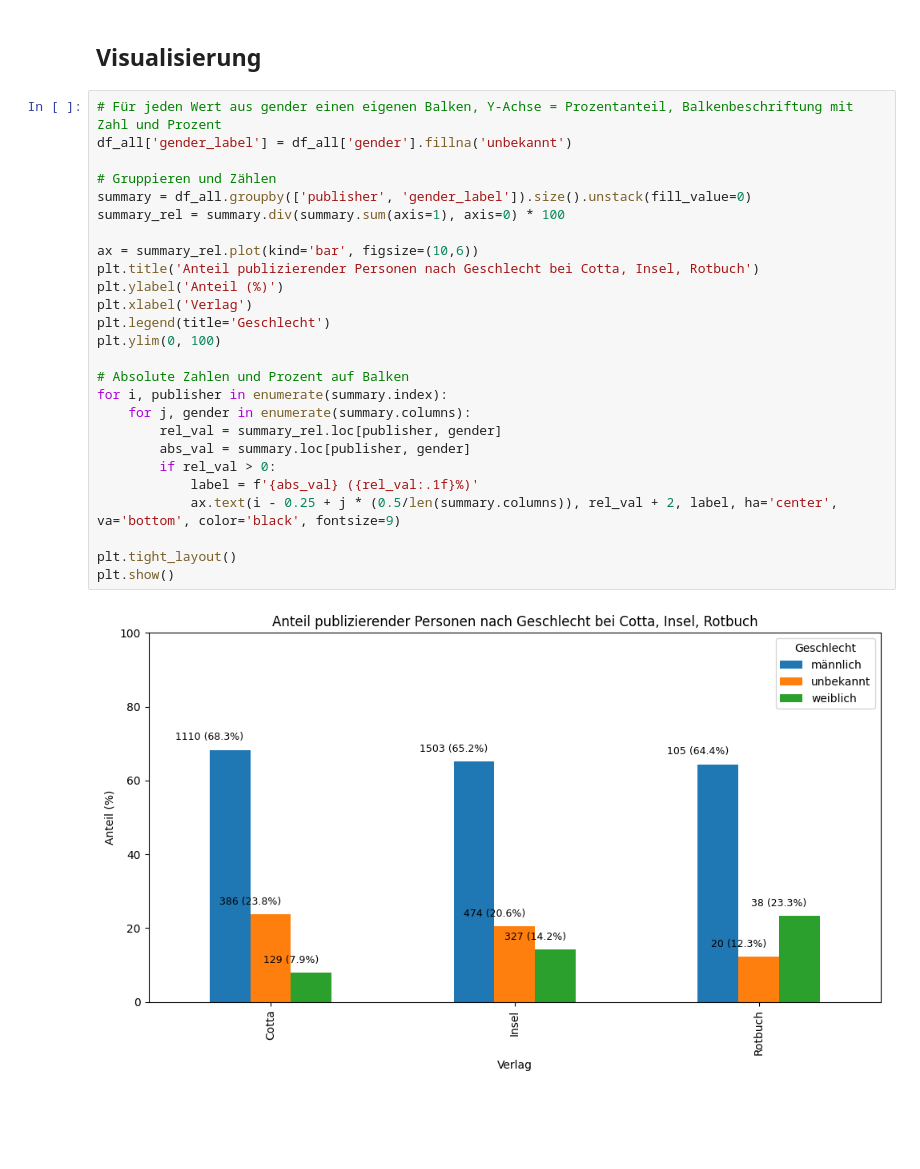
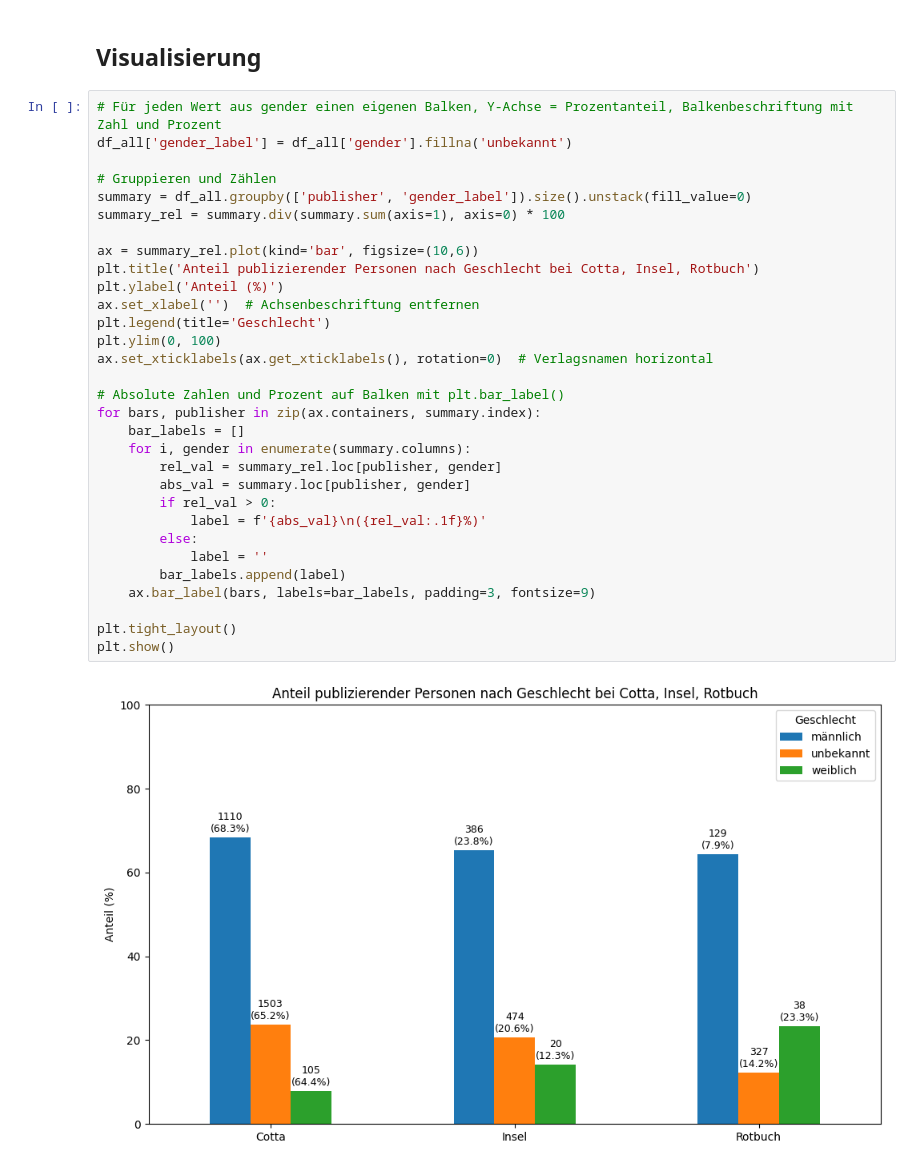
Before and after one commit to felixlohmeier/dla-opac-dataservice-examples, a Jupyter notebook: gender-verlage-simple.ipynb, the cells around one changed output. Drawn from its saved outputs; the diff is of its cells as text; blank space fills up the shorter version.

Commit message:
Optimierung der Visualisierung

```diff
--- a/gender-verlage-simple.ipynb
+++ b/gender-verlage-simple.ipynb
@@ -39,28 +39,33 @@ df_all = pd.concat(dfs, ignore_index=True)
 # %%
 # Für jeden Wert aus gender einen eigenen Balken, Y-Achse = Prozentanteil, Balkenbeschriftung mit Zahl und Prozent
 df_all['gender_label'] = df_all['gender'].fillna('unbekannt')
 
 # Gruppieren und Zählen
 summary = df_all.groupby(['publisher', 'gender_label']).size().unstack(fill_value=0)
 summary_rel = summary.div(summary.sum(axis=1), axis=0) * 100
 
 ax = summary_rel.plot(kind='bar', figsize=(10,6))
 plt.title('Anteil publizierender Personen nach Geschlecht bei Cotta, Insel, Rotbuch')
 plt.ylabel('Anteil (%)')
-plt.xlabel('Verlag')
+ax.set_xlabel('')  # Achsenbeschriftung entfernen
 plt.legend(title='Geschlecht')
 plt.ylim(0, 100)
+ax.set_xticklabels(ax.get_xticklabels(), rotation=0)  # Verlagsnamen horizontal
 
-# Absolute Zahlen und Prozent auf Balken
-for i, publisher in enumerate(summary.index):
-    for j, gender in enumerate(summary.columns):
+# Absolute Zahlen und Prozent auf Balken mit plt.bar_label()
+for bars, publisher in zip(ax.containers, summary.index):
+    bar_labels = []
+    for i, gender in enumerate(summary.columns):
         rel_val = summary_rel.loc[publisher, gender]
         abs_val = summary.loc[publisher, gender]
         if rel_val > 0:
-            label = f'{abs_val} ({rel_val:.1f}%)'
-            ax.text(i - 0.25 + j * (0.5/len(summary.columns)), rel_val + 2, label, ha='center', va='bottom', color='black', fontsize=9)
+            label = f'{abs_val}\n({rel_val:.1f}%)'
+        else:
+            label = ''
+        bar_labels.append(label)
+    ax.bar_label(bars, labels=bar_labels, padding=3, fontsize=9)
 
 plt.tight_layout()
 plt.show()
 # %% [output]
-[figure, old version]
+[figure, new version]
```
Also changed, not shown: 1 other file.
